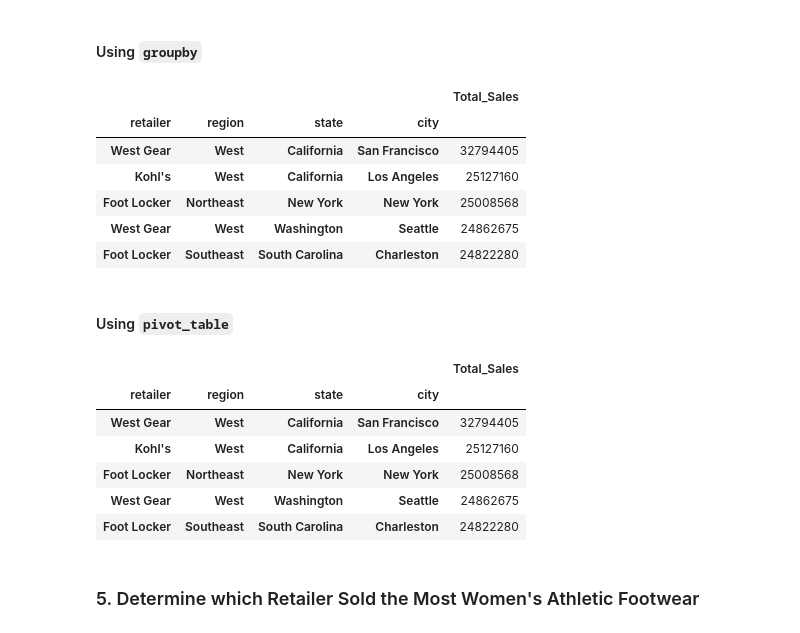
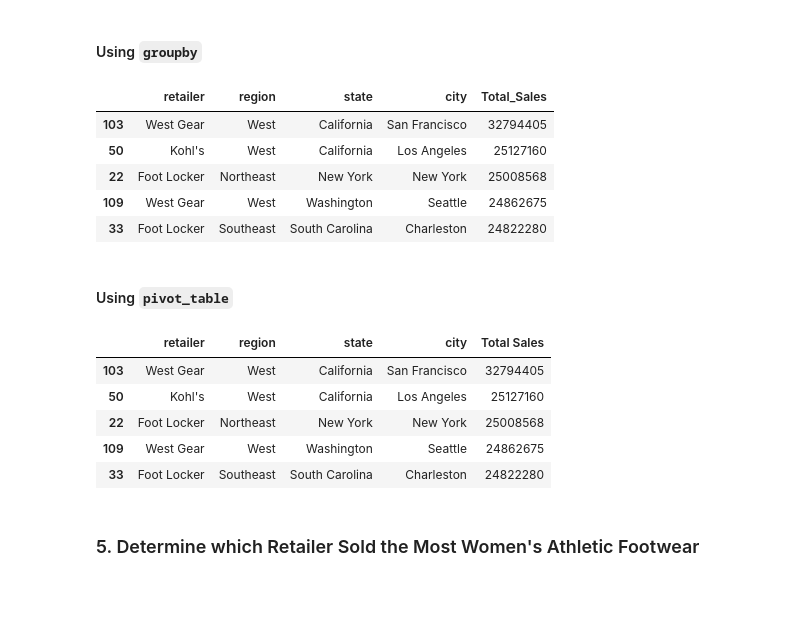
Before and after one commit to hackerbyhobby/athletic_sales_analysis, a Jupyter notebook: athletic_sales_analysis.ipynb, the cells around one changed output. Saved outputs shown, nothing was run; the diff lists cells and outputs as text; code cells hidden in the pictures; blank space fills up the shorter version.

```diff
--- a/athletic_sales_analysis.ipynb
+++ b/athletic_sales_analysis.ipynb
@@ -293,35 +295,37 @@ pivot_df.sort_values(by='Total_Products_Sold', ascending=False).head()
 # %%
 # Show the total sales for the products sold for each retailer, region, state, and city.
 # Rename the "total_sales" column to "Total Sales"
+grouped_df = combined_df.groupby(['retailer', 'region', 'state', 'city']).agg(Total_Sales=('total_sales', 'sum')).reset_index()
 
 
 # Show the top 5 results.
+grouped_df.sort_values(by='Total_Sales', ascending=False).head()
 # %% [output]
-|  |  |  |  | Total_Sales |
-| retailer | region | state | city |  |
-| West Gear | West | California | San Francisco | 32794405 |
-| Kohl's | West | California | Los Angeles | 25127160 |
-| Foot Locker | Northeast | New York | New York | 25008568 |
-| West Gear | West | Washington | Seattle | 24862675 |
-| Foot Locker | Southeast | South Carolina | Charleston | 24822280 |
+|  | retailer | region | state | city | Total_Sales |
+| 103 | West Gear | West | California | San Francisco | 32794405 |
+| 50 | Kohl's | West | California | Los Angeles | 25127160 |
+| 22 | Foot Locker | Northeast | New York | New York | 25008568 |
+| 109 | West Gear | West | Washington | Seattle | 24862675 |
+| 33 | Foot Locker | Southeast | South Carolina | Charleston | 24822280 |
 # %% [markdown]
 #### Using `pivot_table`
 # %%
-# Show the total sales for the products sold for each retailer, region, state, and city.
+# Show the total sales for the products sold for each retailer, region, state, and city using pivot_table.
 
 
 # Optional: Rename the "total_sales" column to "Total Sales"
+pivot_df = combined_df.pivot_table(index=['retailer', 'region', 'state', 'city'], values='total_sales', aggfunc='sum').reset_index().rename(columns={'total_sales': 'Total Sales'})
 
 
 # Show the top 5 results.
+pivot_df.sort_values(by='Total Sales', ascending=False).head()
 # %% [output]
-|  |  |  |  | Total_Sales |
-| retailer | region | state | city |  |
-| West Gear | West | California | San Francisco | 32794405 |
-| Kohl's | West | California | Los Angeles | 25127160 |
-| Foot Locker | Northeast | New York | New York | 25008568 |
-| West Gear | West | Washington | Seattle | 24862675 |
-| Foot Locker | Southeast | South Carolina | Charleston | 24822280 |
+|  | retailer | region | state | city | Total Sales |
+| 103 | West Gear | West | California | San Francisco | 32794405 |
+| 50 | Kohl's | West | California | Los Angeles | 25127160 |
+| 22 | Foot Locker | Northeast | New York | New York | 25008568 |
+| 109 | West Gear | West | Washington | Seattle | 24862675 |
+| 33 | Foot Locker | Southeast | South Carolina | Charleston | 24822280 |
 # %% [markdown]
 ### 5. Determine which Retailer Sold the Most Women's Athletic Footwear
 # %%
```
Also changed, not shown: parts of 2 cells of this notebook.
